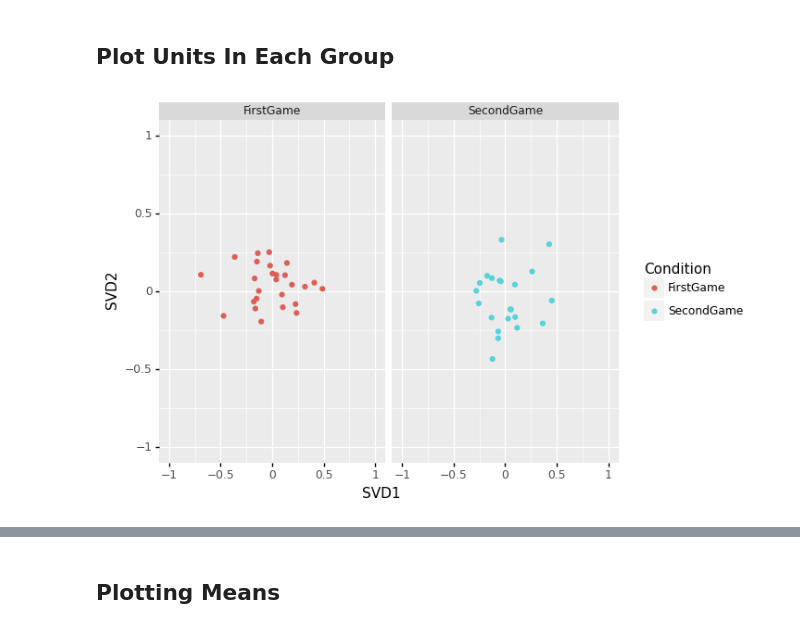
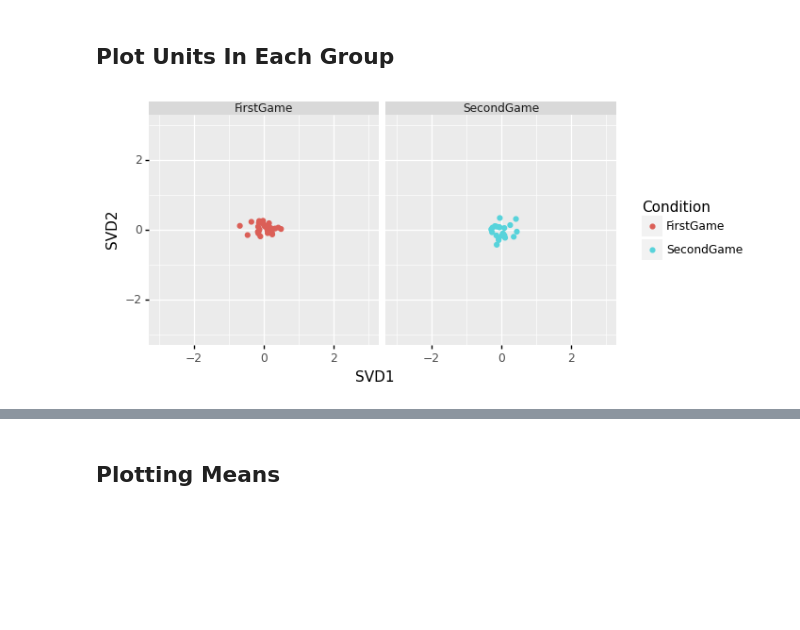
Before and after one commit to EducationalSciences693/ENAPY, a Jupyter notebook: examples/ena.ipynb, the cells around one changed output, grey strips where cells are left out. Drawn from its saved outputs; the diff is of its cells as text; code cells hidden in the pictures; blank space fills up the shorter version.

```diff
--- a/examples/ena.ipynb
+++ b/examples/ena.ipynb
@@ -64,20 +64,19 @@ enaset = rENA.ena_make_set(
 # %% [markdown]
 ## Plot Units In Each Group
 # %%
-points = (enaset.rx2('points'))
+points = enaset.rx2('points')
 
 df_points1 = points.loc[points['Condition'] == "FirstGame"]
 df_points2 = points.loc[points['Condition'] == "SecondGame"]
 ### Subset rotated points for the first condition
 first_game_points = df_points1.drop(columns=['ENA_UNIT','Condition','UserName', 'CONFIDENCE.Change', 'CONFIDENCE.Pre', 'CONFIDENCE.Post', "C.Change"])
 ### Subset rotated points for the second condition
 second_game_points = df_points2.drop(columns=['ENA_UNIT','Condition','UserName',  'CONFIDENCE.Change', 'CONFIDENCE.Pre', 'CONFIDENCE.Post', "C.Change"])
 
 plot = ggplot(data=points)
 plot += geom_point(mapping=aes(x="SVD1", y="SVD2", color="Condition"))
-plot += scales.xlim(-1, 1)
-plot += scales.ylim(-1, 1)
+plot += coord_fixed(ratio=1, xlim=(-3, 3), ylim=(-3, 3))
 plot += facet_wrap("Condition")
 print(plot)
 # %% [output]
-[figure, old version]
+[figure, new version]
```
Also changed, not shown: parts of 3 cells of this notebook.
